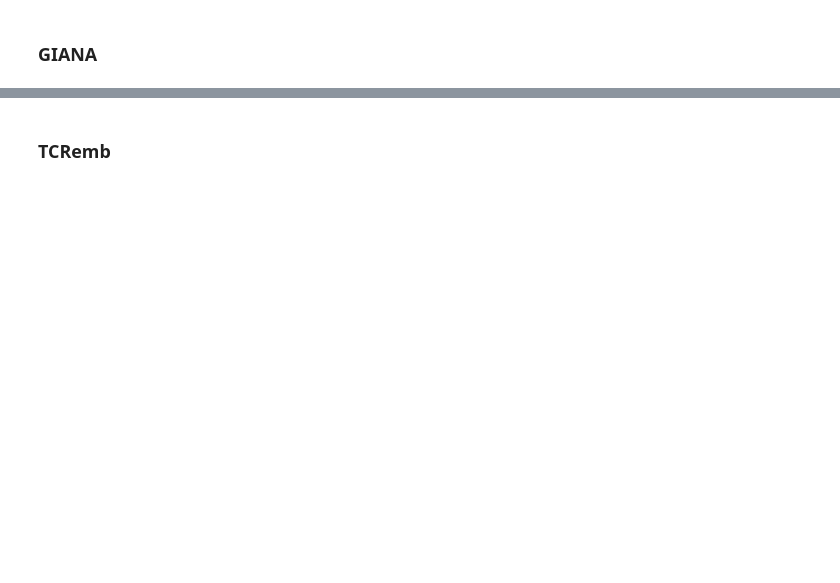
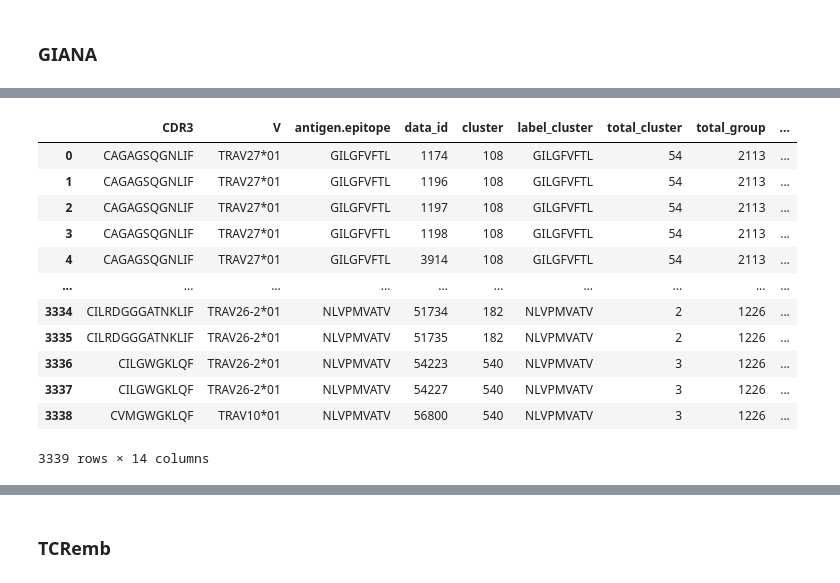
Before and after one commit to yuliajk/tcremp, a Jupyter notebook: compare_methods.ipynb, the cells around one changed output, grey strips where cells are left out. Drawn from its saved outputs; the diff is of its cells as text; code cells hidden in the pictures; blank space fills up the shorter version.

```diff
--- a/compare_methods.ipynb
+++ b/compare_methods.ipynb
@@ -947,0 +1121,16 @@ for i in samples_n:
+# %%
+df_g_1
+# %% [output]
+|  | CDR3 | V | antigen.epitope | data_id | cluster | label_cluster | total_cluster | total_group | ... |
+| 0 | CAGAGSQGNLIF | TRAV27*01 | GILGFVFTL | 1174 | 108 | GILGFVFTL | 54 | 2113 | ... |
+| 1 | CAGAGSQGNLIF | TRAV27*01 | GILGFVFTL | 1196 | 108 | GILGFVFTL | 54 | 2113 | ... |
+| 2 | CAGAGSQGNLIF | TRAV27*01 | GILGFVFTL | 1197 | 108 | GILGFVFTL | 54 | 2113 | ... |
+| 3 | CAGAGSQGNLIF | TRAV27*01 | GILGFVFTL | 1198 | 108 | GILGFVFTL | 54 | 2113 | ... |
+| 4 | CAGAGSQGNLIF | TRAV27*01 | GILGFVFTL | 3914 | 108 | GILGFVFTL | 54 | 2113 | ... |
+| ... | ... | ... | ... | ... | ... | ... | ... | ... | ... |
+| 3334 | CILRDGGGATNKLIF | TRAV26-2*01 | NLVPMVATV | 51734 | 182 | NLVPMVATV | 2 | 1226 | ... |
+| 3335 | CILRDGGGATNKLIF | TRAV26-2*01 | NLVPMVATV | 51735 | 182 | NLVPMVATV | 2 | 1226 | ... |
+| 3336 | CILGWGKLQF | TRAV26-2*01 | NLVPMVATV | 54223 | 540 | NLVPMVATV | 3 | 1226 | ... |
+| 3337 | CILGWGKLQF | TRAV26-2*01 | NLVPMVATV | 54227 | 540 | NLVPMVATV | 3 | 1226 | ... |
+| 3338 | CVMGWGKLQF | TRAV10*01 | NLVPMVATV | 56800 | 540 | NLVPMVATV | 3 | 1226 | ... |
+3339 rows × 14 columns
```
Also changed, not shown: parts of 56 cells of this notebook, 5 other files.
